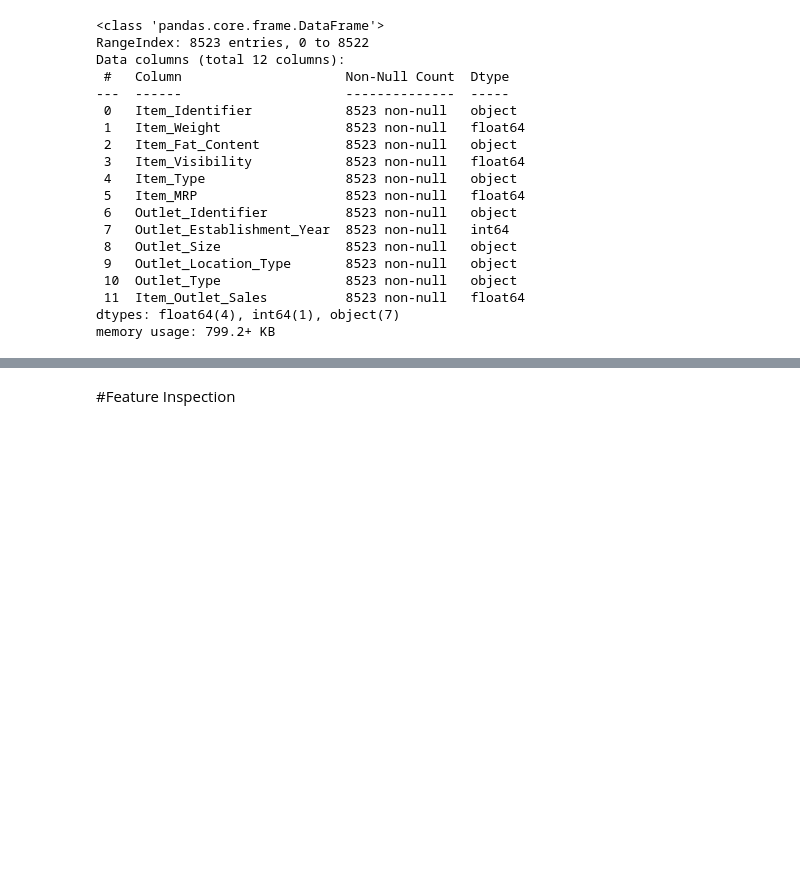
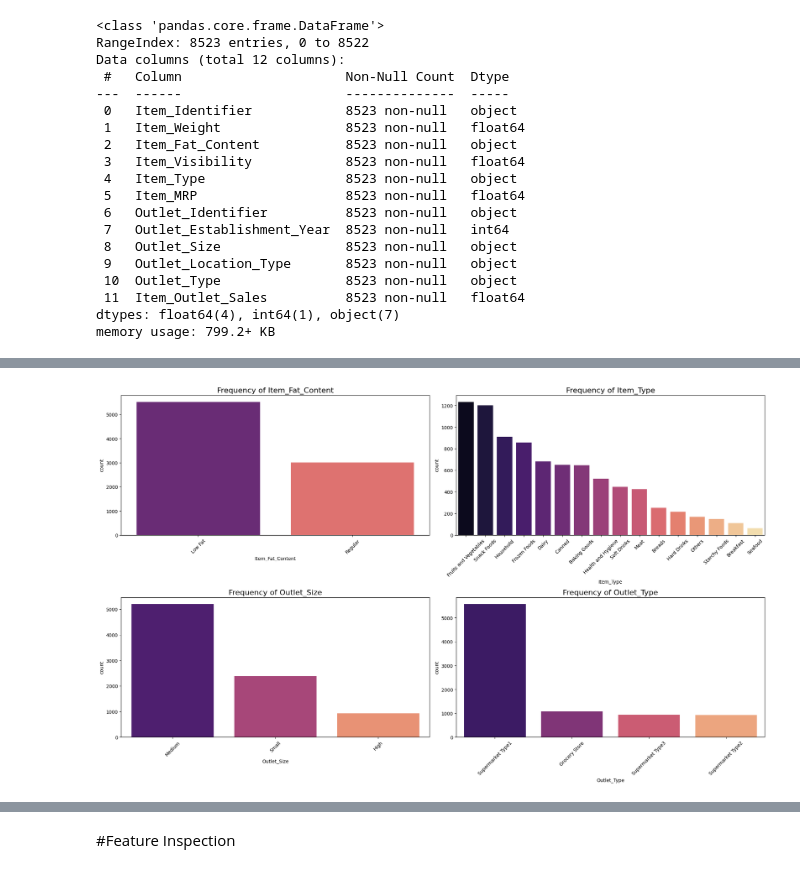
Before and after one commit to MutasemAlsallout0/Prediction-of-Product-Sales, a Jupyter notebook: Prediction_of_Product_Sales.ipynb, the cells around one changed output, grey strips where cells are left out. Drawn from its saved outputs; the diff is of its cells as text; code cells hidden in the pictures; blank space fills up the shorter version.

```diff
--- a/Prediction_of_Product_Sales.ipynb
+++ b/Prediction_of_Product_Sales.ipynb
@@ -234,0 +271,17 @@ memory usage: 799.2+ KB
+# %%
+top_cat_cols = ['Item_Fat_Content', 'Item_Type', 'Outlet_Size', 'Outlet_Type']
+n_rows = 2
+n_cols = 2
+
+fig, axes = plt.subplots(nrows=n_rows, ncols=n_cols, figsize=(20, 12))
+axes = axes.flatten()
+
+for i, col in enumerate(top_cat_cols):
+    sns.countplot(data=df, x=col, ax=axes[i], order=df[col].value_counts().index, palette='magma')
+    axes[i].set_title(f'Frequency of {col}', fontsize=16)
+    axes[i].tick_params(axis='x', rotation=45)
+
+plt.tight_layout()
+plt.show()
+# %% [output]
+[figure, added]
```
Also changed, not shown: parts of 4 cells of this notebook.
